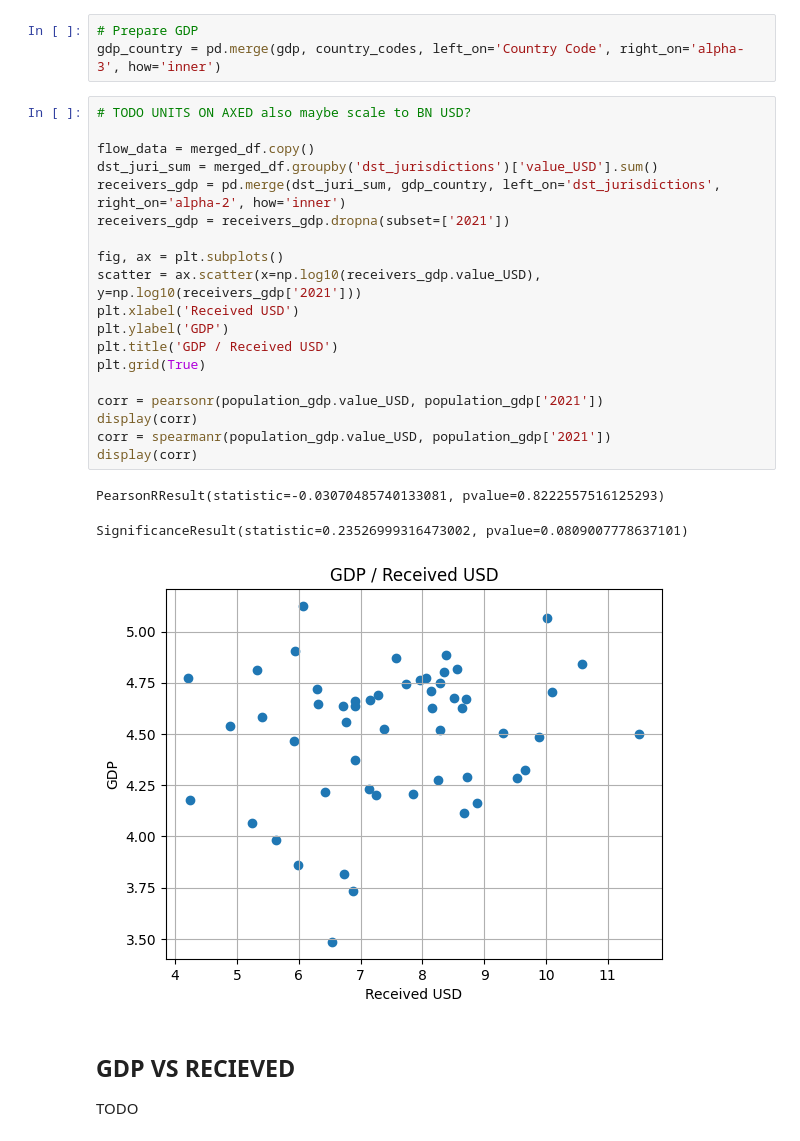
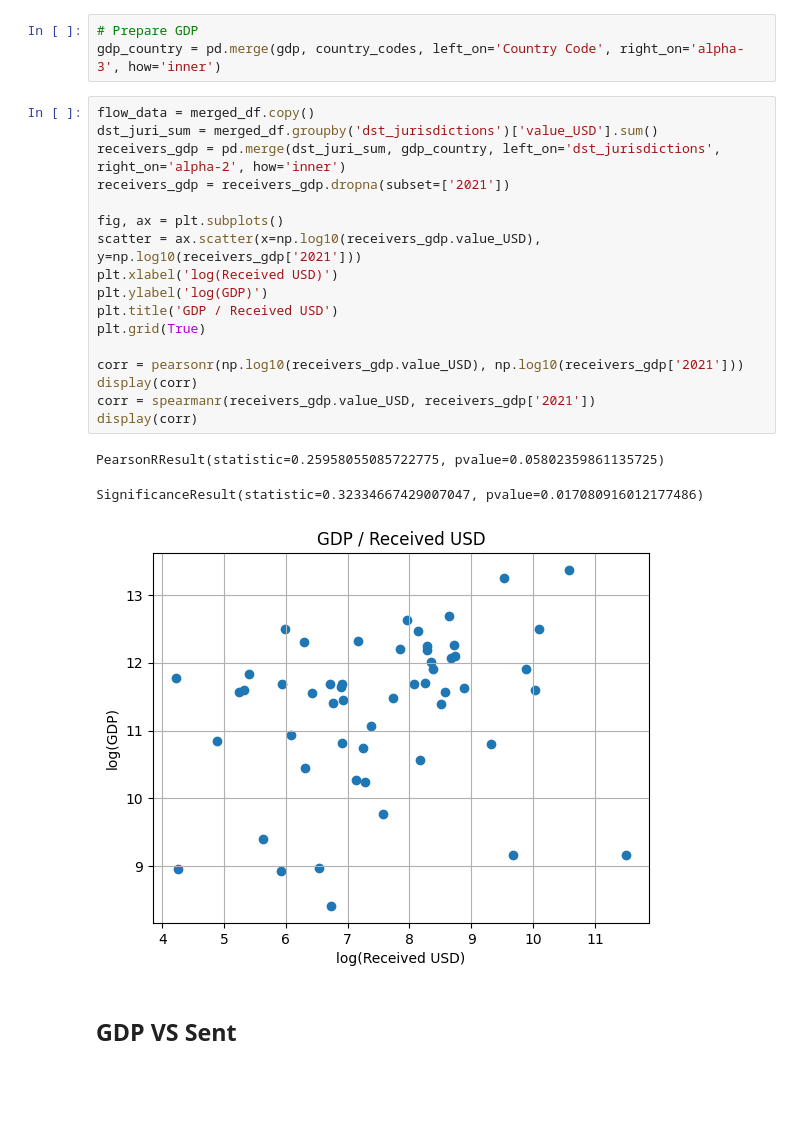
Before and after one commit to FlowDrucka64/MoneyFlow, a Jupyter notebook: data_exploration.ipynb, the cells around one changed output. Drawn from its saved outputs; the diff is of its cells as text; blank space fills up the shorter version.

Commit message:
Calculate GDP correlation for incoming and outgoing value

```diff
--- a/data_exploration.ipynb
+++ b/data_exploration.ipynb
@@ -1248,28 +1236,25 @@ TODO
 # Prepare GDP
 gdp_country = pd.merge(gdp, country_codes, left_on='Country Code', right_on='alpha-3', how='inner')
 # %%
-# TODO UNITS ON AXED also maybe scale to BN USD?
-
 flow_data = merged_df.copy()
 dst_juri_sum = merged_df.groupby('dst_jurisdictions')['value_USD'].sum()
 receivers_gdp = pd.merge(dst_juri_sum, gdp_country, left_on='dst_jurisdictions', right_on='alpha-2', how='inner')
 receivers_gdp = receivers_gdp.dropna(subset=['2021'])
 
 fig, ax = plt.subplots()
 scatter = ax.scatter(x=np.log10(receivers_gdp.value_USD), y=np.log10(receivers_gdp['2021']))
-plt.xlabel('Received USD')
-plt.ylabel('GDP')
+plt.xlabel('log(Received USD)')
+plt.ylabel('log(GDP)')
 plt.title('GDP / Received USD')
 plt.grid(True)
 
-corr = pearsonr(population_gdp.value_USD, population_gdp['2021'])
+corr = pearsonr(np.log10(receivers_gdp.value_USD), np.log10(receivers_gdp['2021']))
 display(corr)
-corr = spearmanr(population_gdp.value_USD, population_gdp['2021'])
+corr = spearmanr(receivers_gdp.value_USD, receivers_gdp['2021'])
 display(corr)
 # %% [output]
-PearsonRResult(statistic=-0.03070485740133081, pvalue=0.8222557516125293)
+PearsonRResult(statistic=0.25958055085722775, pvalue=0.05802359861135725)
-SignificanceResult(statistic=0.23526999316473002, pvalue=0.0809007778637101)
+SignificanceResult(statistic=0.32334667429007047, pvalue=0.017080916012177486)
-[figure, old version]
+[figure, new version]
 # %% [markdown]
-## GDP VS RECIEVED
-TODO
+## GDP VS Sent
```
Also changed, not shown: parts of 6 cells of this notebook.
